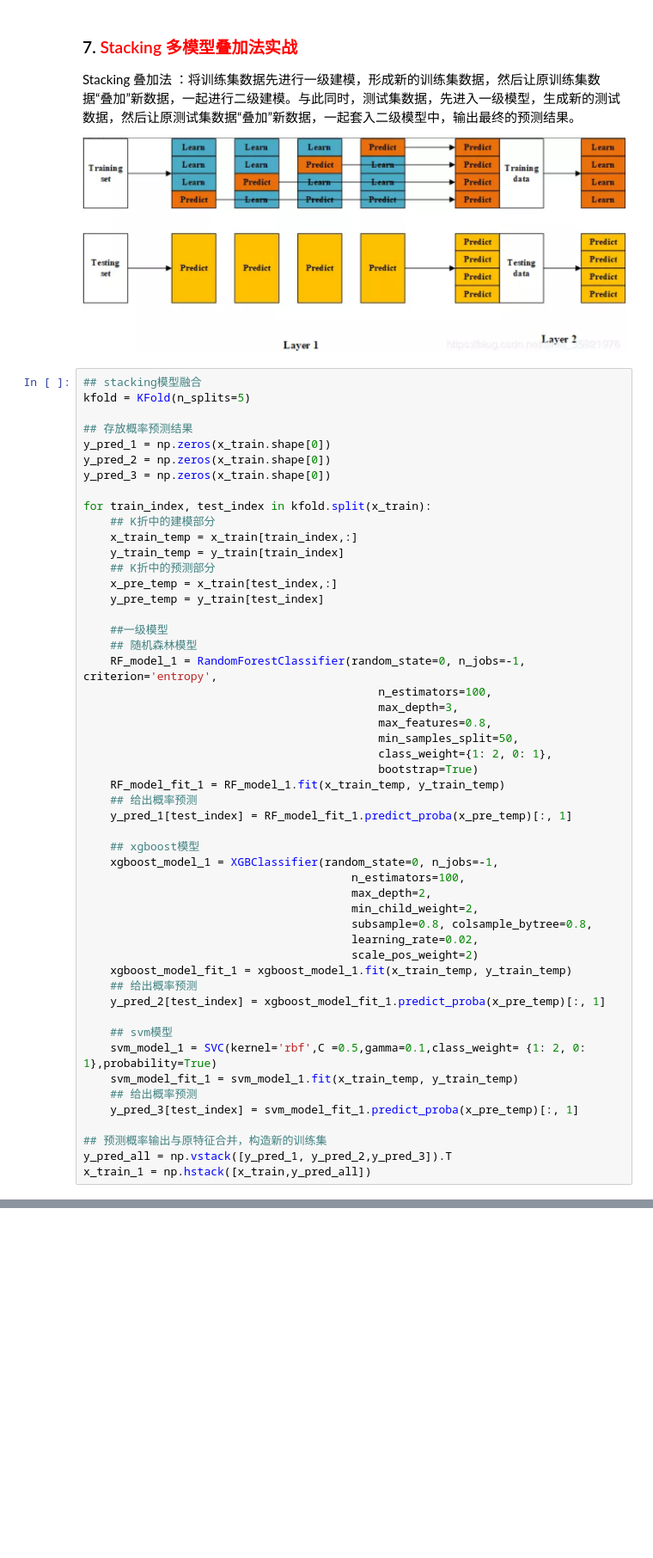
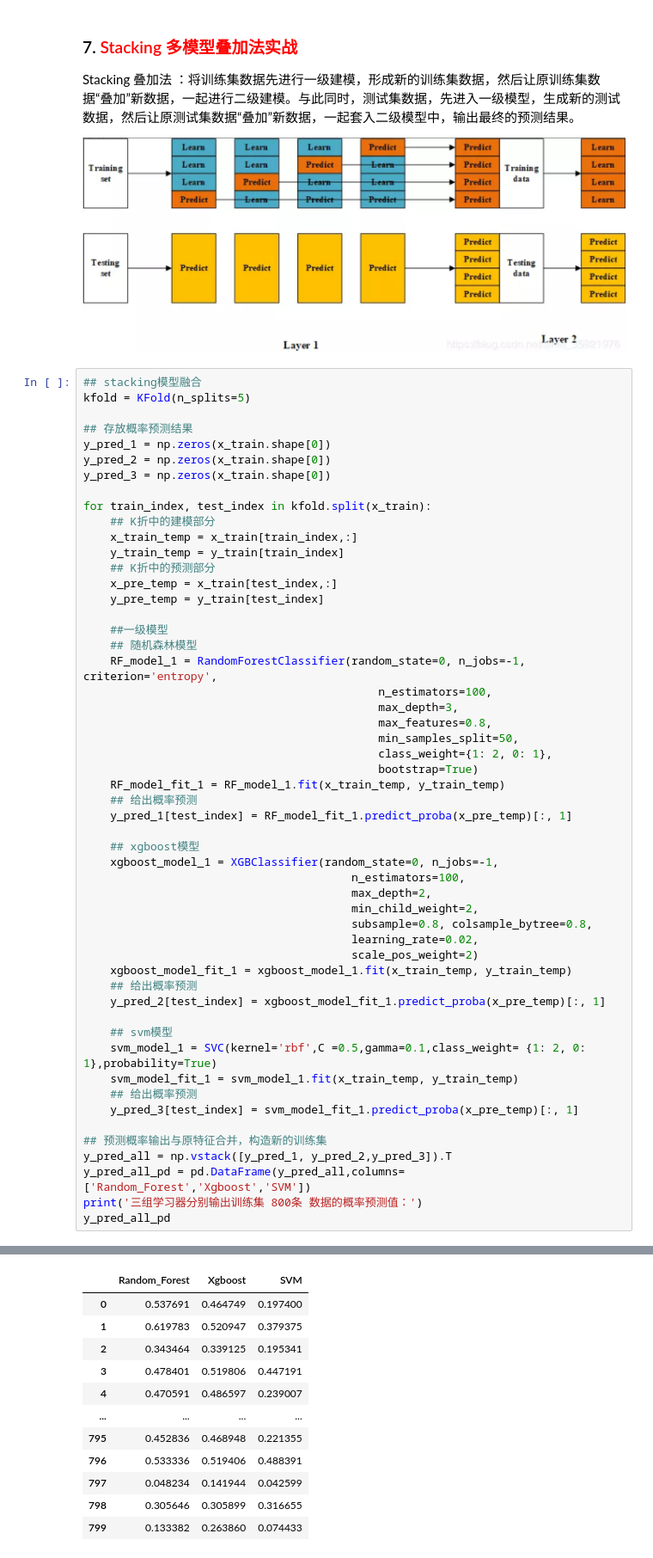
Before and after one commit to lotbear/Python-Financial-investment-strategy, a Jupyter notebook: 德国信贷风控数据实战/进阶4：多模型集成学习 vs 融合学习/德国信贷风控数据建模（进阶4：多模型集成学习 vs 融合学习）.ipynb, the cells around one changed output, grey strips where cells are left out. Shown at 86% size. Saved outputs shown, nothing was run; the diff lists cells and outputs as text; blank space fills up the shorter version.

```diff
--- a/德国信贷风控数据实战/进阶4：多模型集成学习 vs 融合学习/德国信贷风控数据建模（进阶4：多模型集成学习 vs 融合学习）.ipynb
+++ b/德国信贷风控数据实战/进阶4：多模型集成学习 vs 融合学习/德国信贷风控数据建模（进阶4：多模型集成学习 vs 融合学习）.ipynb
@@ -715,4 +736,7 @@ for train_index, test_index in kfold.split(x_train):
 
 ## 预测概率输出与原特征合并，构造新的训练集
 y_pred_all = np.vstack([y_pred_1, y_pred_2,y_pred_3]).T
-x_train_1 = np.hstack([x_train,y_pred_all])
+y_pred_all_pd = pd.DataFrame(y_pred_all,columns=['Random_Forest','Xgboost','SVM'])
+print('三组学习器分别输出训练集 800条 数据的概率预测值：')
+y_pred_all_pd
+# %% [output]
@@ -718,0 +744,12 @@ x_train_1 = np.hstack([x_train,y_pred_all])
+|  | Random_Forest | Xgboost | SVM |
+| 0 | 0.537691 | 0.464749 | 0.197400 |
+| 1 | 0.619783 | 0.520947 | 0.379375 |
+| 2 | 0.343464 | 0.339125 | 0.195341 |
+| 3 | 0.478401 | 0.519806 | 0.447191 |
+| 4 | 0.470591 | 0.486597 | 0.239007 |
+| ... | ... | ... | ... |
+| 795 | 0.452836 | 0.468948 | 0.221355 |
+| 796 | 0.533336 | 0.519406 | 0.488391 |
+| 797 | 0.048234 | 0.141944 | 0.042599 |
+| 798 | 0.305646 | 0.305899 | 0.316655 |
+| 799 | 0.133382 | 0.263860 | 0.074433 |
```
Also changed, not shown: parts of 15 cells of this notebook, 3 other files.
